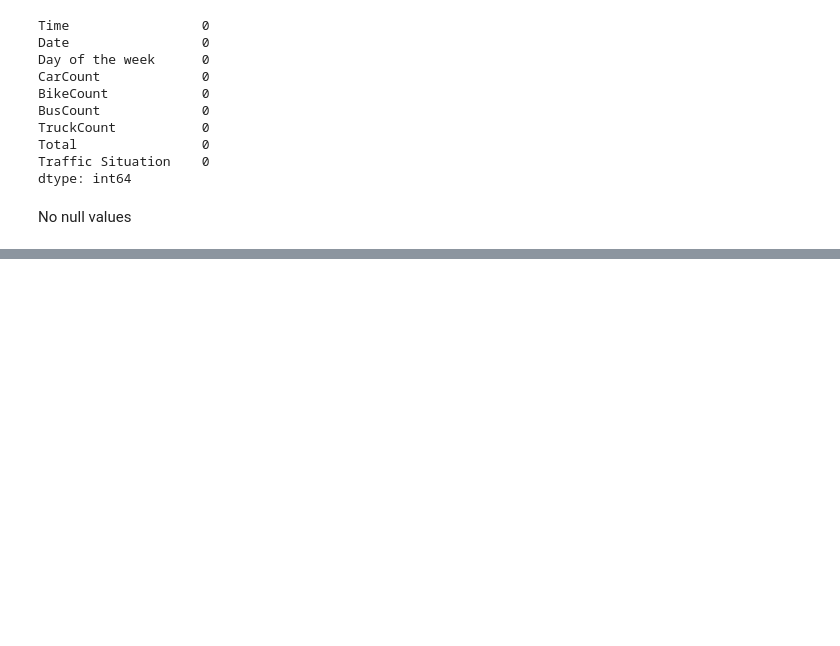
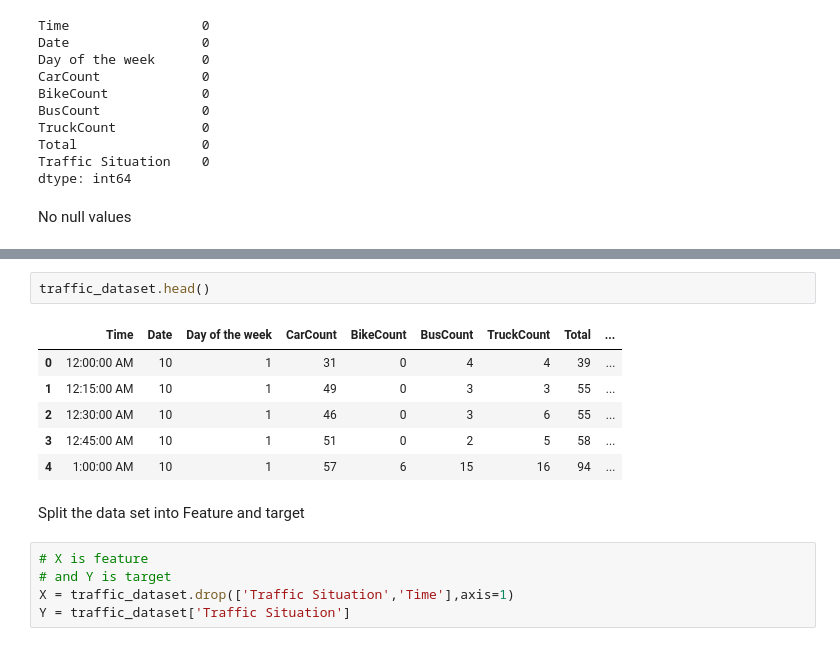
Before and after one commit to ayush2281/TrafficPrediction_Proj, a Jupyter notebook: TrafficPredictionProj.ipynb, the cells around one changed output, grey strips where cells are left out. Saved outputs shown, nothing was run; the diff lists cells and outputs as text; blank space fills up the shorter version.

```diff
--- a/TrafficPredictionProj.ipynb
+++ b/TrafficPredictionProj.ipynb
@@ -195,0 +161,16 @@ ValueError: Could not interpret value `Traffic Sitaution` for `hue`. An entry wi
+# %%
+traffic_dataset.head()
+# %% [output]
+|  | Time | Date | Day of the week | CarCount | BikeCount | BusCount | TruckCount | Total | ... |
+| 0 | 12:00:00 AM | 10 | 1 | 31 | 0 | 4 | 4 | 39 | ... |
+| 1 | 12:15:00 AM | 10 | 1 | 49 | 0 | 3 | 3 | 55 | ... |
+| 2 | 12:30:00 AM | 10 | 1 | 46 | 0 | 3 | 6 | 55 | ... |
+| 3 | 12:45:00 AM | 10 | 1 | 51 | 0 | 2 | 5 | 58 | ... |
+| 4 | 1:00:00 AM | 10 | 1 | 57 | 6 | 15 | 16 | 94 | ... |
+# %% [markdown]
+Split the data set into Feature and target
+# %%
+# X is feature
+# and Y is target
+X = traffic_dataset.drop(['Traffic Situation','Time'],axis=1)
+Y = traffic_dataset['Traffic Situation']
```
Also changed, not shown: parts of 44 cells of this notebook.
